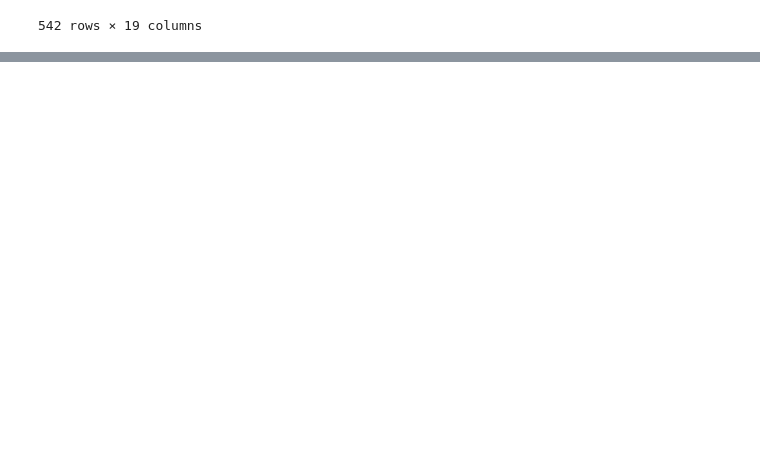
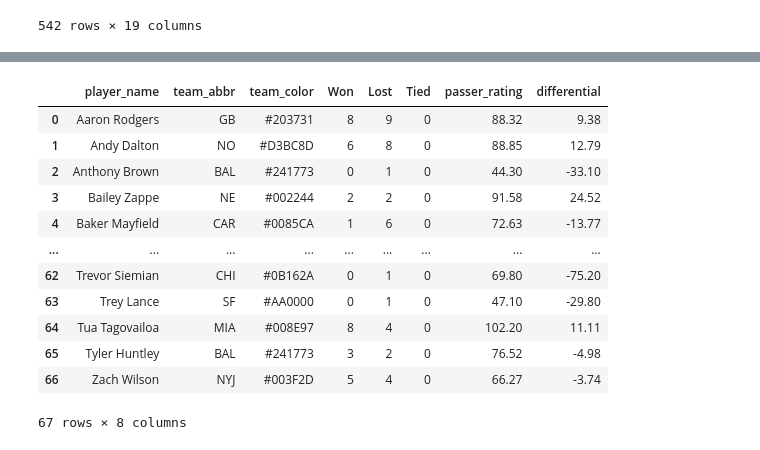
Before and after one commit to Crawford92/databall, a Jupyter notebook: PasserDifferential.ipynb, the cells around one changed output, grey strips where cells are left out. Drawn from its saved outputs; the diff is of its cells as text; code cells hidden in the pictures; blank space fills up the shorter version.

```diff
--- a/PasserDifferential.ipynb
+++ b/PasserDifferential.ipynb
@@ -758,0 +552,21 @@ plt.show()
+# %%
+dfQBDifRec2 = (dfQBDifRec.groupby(["player_name", "team_abbr", "team_color"], as_index=False)
+         .agg({"Won": "sum", "Lost": "sum", "Tied": "sum",
+               "passer_rating": "mean", "differential": "mean"})
+         )
+dfQBDifRec2 = dfQBDifRec2.round({'passer_rating': 2, 'differential': 2})
+dfQBDifRec2
+# %% [output]
+|  | player_name | team_abbr | team_color | Won | Lost | Tied | passer_rating | differential |
+| 0 | Aaron Rodgers | GB | #203731 | 8 | 9 | 0 | 88.32 | 9.38 |
+| 1 | Andy Dalton | NO | #D3BC8D | 6 | 8 | 0 | 88.85 | 12.79 |
+| 2 | Anthony Brown | BAL | #241773 | 0 | 1 | 0 | 44.30 | -33.10 |
+| 3 | Bailey Zappe | NE | #002244 | 2 | 2 | 0 | 91.58 | 24.52 |
+| 4 | Baker Mayfield | CAR | #0085CA | 1 | 6 | 0 | 72.63 | -13.77 |
+| ... | ... | ... | ... | ... | ... | ... | ... | ... |
+| 62 | Trevor Siemian | CHI | #0B162A | 0 | 1 | 0 | 69.80 | -75.20 |
+| 63 | Trey Lance | SF | #AA0000 | 0 | 1 | 0 | 47.10 | -29.80 |
+| 64 | Tua Tagovailoa | MIA | #008E97 | 8 | 4 | 0 | 102.20 | 11.11 |
+| 65 | Tyler Huntley | BAL | #241773 | 3 | 2 | 0 | 76.52 | -4.98 |
+| 66 | Zach Wilson | NYJ | #003F2D | 5 | 4 | 0 | 66.27 | -3.74 |
+67 rows × 8 columns
```
Also changed, not shown: parts of 38 cells of this notebook.
